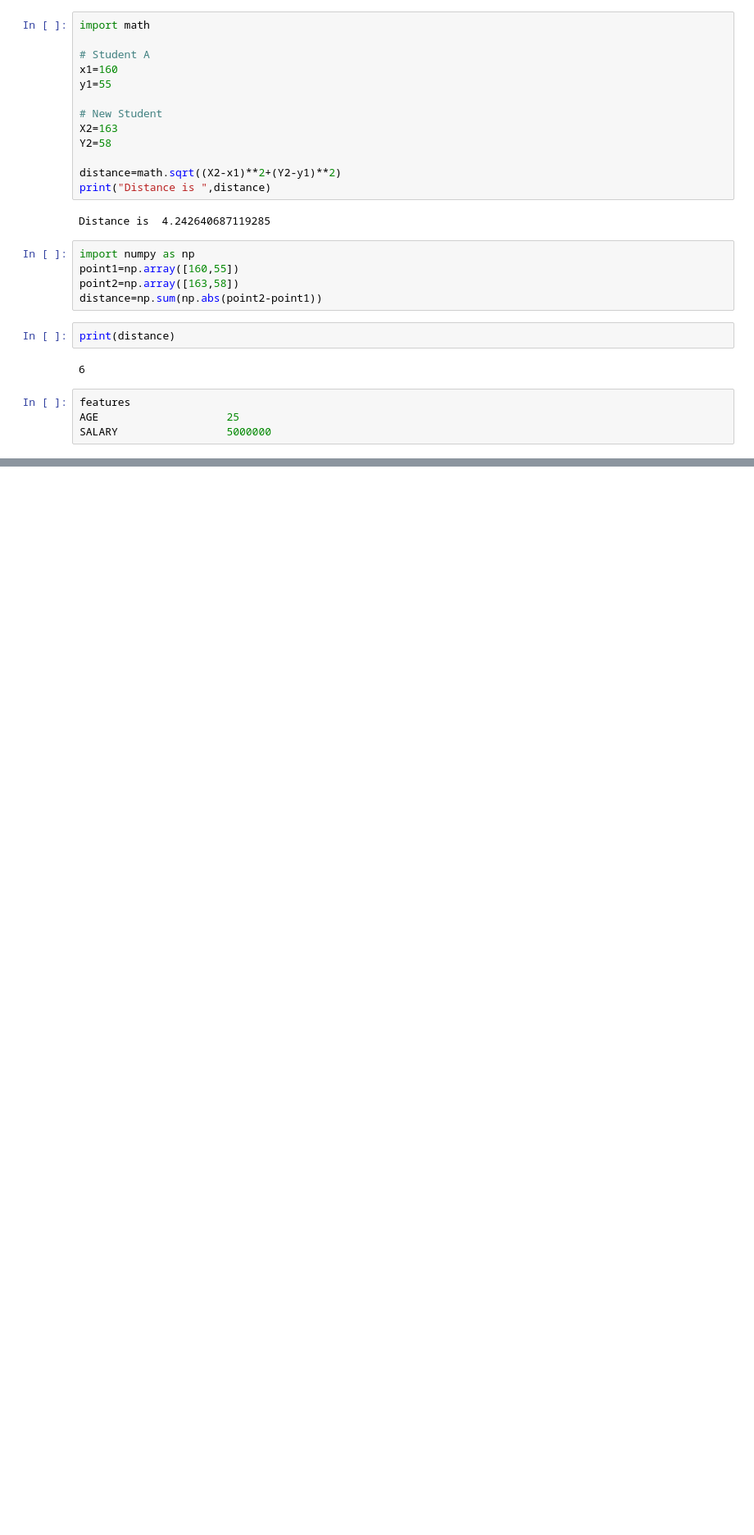
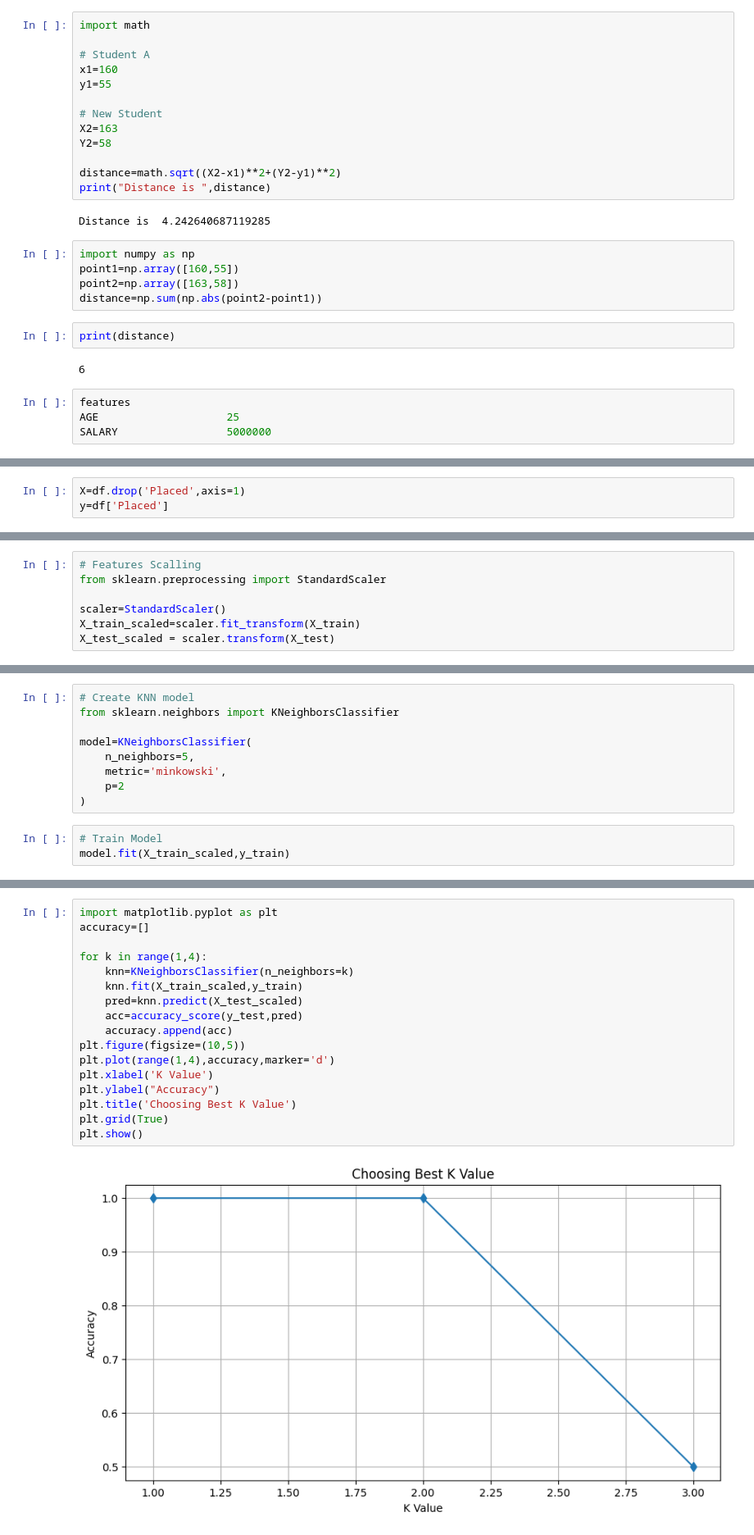
Before and after one commit to ghosh-vishnu/Python_Evening-AI-ML-5-30-PM, a Jupyter notebook: knn.ipynb, the cells around one changed output, grey strips where cells are left out. Shown at 82% size. Drawn from its saved outputs; the diff is of its cells as text; blank space fills up the shorter version.

Commit message:
KNN Model

```diff
--- a/knn.ipynb
+++ b/knn.ipynb
@@ -90,0 +173,3 @@ SALARY                 5000000
+# %%
+X=df.drop('Placed',axis=1)
+y=df['Placed']
@@ -90,0 +220,7 @@ SALARY                 5000000
+# %%
+# Features Scalling
+from sklearn.preprocessing import StandardScaler
+
+scaler=StandardScaler()
+X_train_scaled=scaler.fit_transform(X_train)
+X_test_scaled = scaler.transform(X_test)
@@ -90,0 +267,12 @@ SALARY                 5000000
+# %%
+# Create KNN model
+from sklearn.neighbors import KNeighborsClassifier
+
+model=KNeighborsClassifier(
+    n_neighbors=5,
+    metric='minkowski',
+    p=2
+)
+# %%
+# Train Model
+model.fit(X_train_scaled,y_train)
@@ -90,0 +322,19 @@ SALARY                 5000000
+# %%
+import matplotlib.pyplot as plt
+accuracy=[]
+
+for k in range(1,4):
+    knn=KNeighborsClassifier(n_neighbors=k)
+    knn.fit(X_train_scaled,y_train)
+    pred=knn.predict(X_test_scaled)
+    acc=accuracy_score(y_test,pred)
+    accuracy.append(acc)
+plt.figure(figsize=(10,5))
+plt.plot(range(1,4),accuracy,marker='d')
+plt.xlabel('K Value')
+plt.ylabel("Accuracy")
+plt.title('Choosing Best K Value')
+plt.grid(True)
+plt.show()
+# %% [output]
+[figure, added]
```
Also changed, not shown: parts of 24 cells of this notebook.
